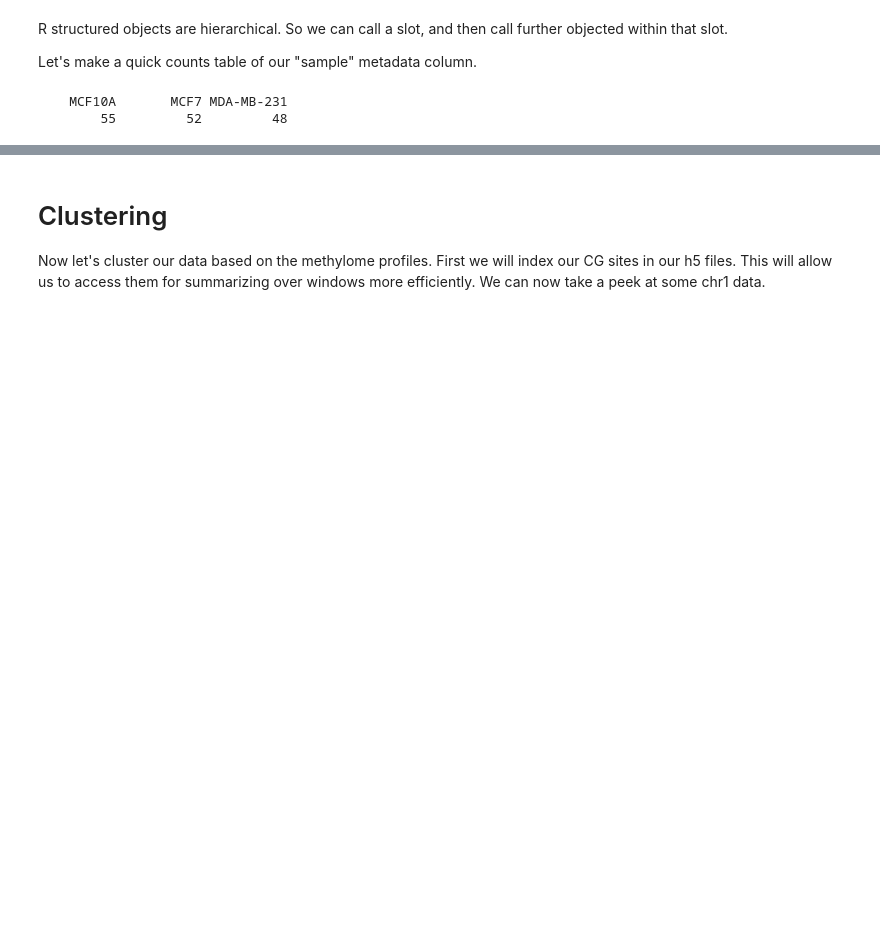
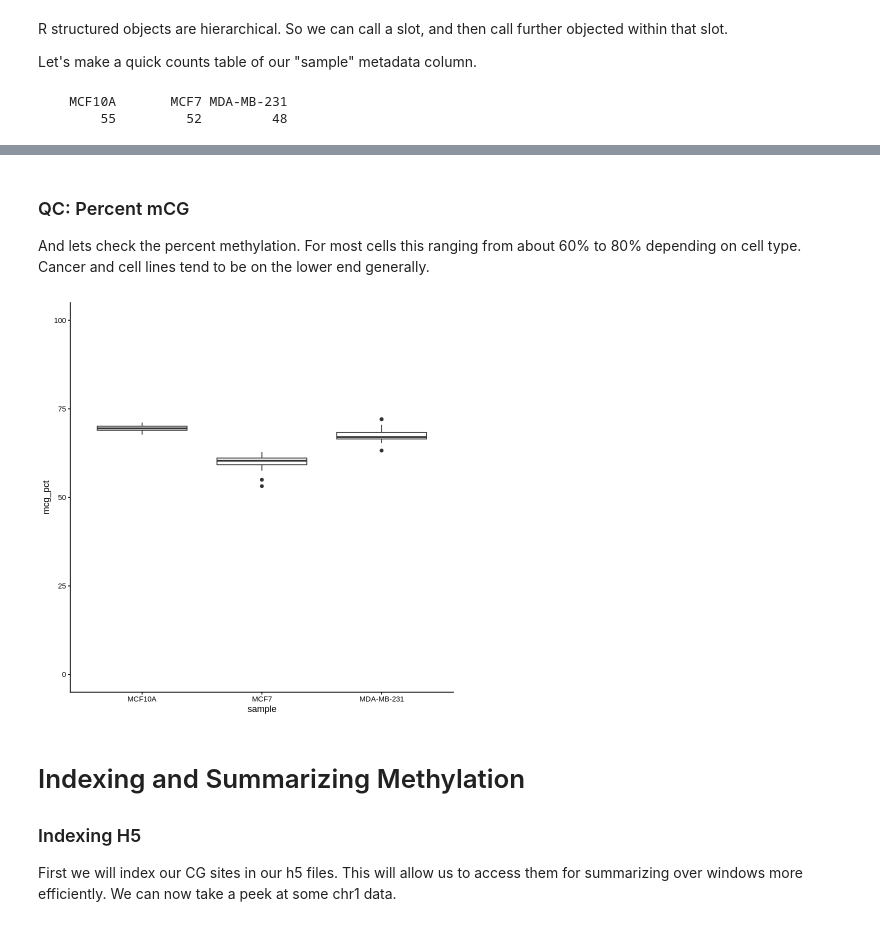
Before and after one commit to mulqueenr/DSWG_MethylationWorkshop, a Jupyter notebook: DSWG_Methylation.ipynb, the cells around one changed output, grey strips where cells are left out. Cells and saved outputs as stored; diff of their text form; code cells hidden in the pictures; blank space fills up the shorter version.

```diff
--- a/DSWG_Methylation.ipynb
+++ b/DSWG_Methylation.ipynb
@@ -170,5 +200,15 @@ ggplot(obj@metadata, aes(x = cov)) + geom_histogram(bins = 10) + theme_classic()
+# %% [markdown]
+### QC: Percent mCG
+
+And lets check the percent methylation. For most cells this ranging from about 60% to 80% depending on cell type. Cancer and cell lines tend to be on the lower end generally.
+# %%
+ggplot(obj@metadata, aes(x = sample,y=mcg_pct)) + geom_boxplot() + theme_classic() +ylim(c(0,100))
+# %% [output]
+[figure, added]
 # %% [markdown]
-# Clustering
+# Indexing and Summarizing Methylation
 
-Now let's cluster our data based on the methylome profiles. First we will index our CG sites in our h5 files. This will allow us to access them for summarizing over windows more efficiently. We can now take a peek at some chr1 data.
+### Indexing H5
+
+First we will index our CG sites in our h5 files. This will allow us to access them for summarizing over windows more efficiently. We can now take a peek at some chr1 data.
 # %%
```
Also changed, not shown: parts of 34 cells of this notebook.
